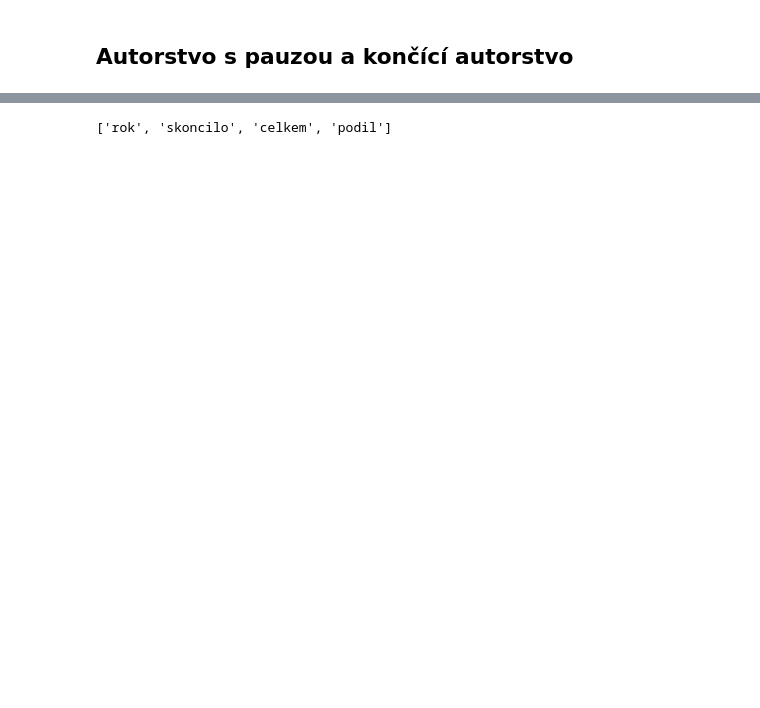
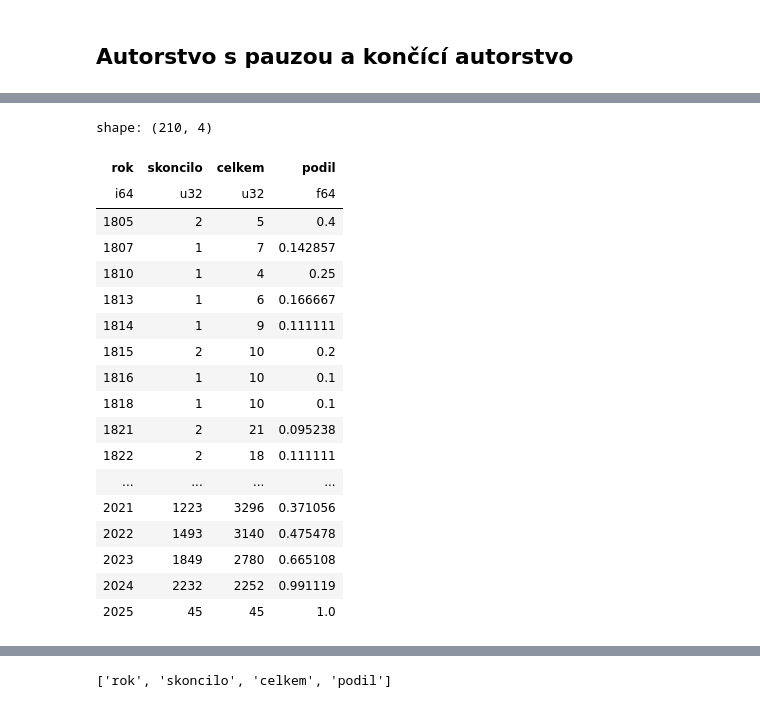
Before and after one commit to DataRozhlas/knizni-peoplemetr, a Jupyter notebook: 905b_odmlky_grafy.ipynb, the cells around one changed output, grey strips where cells are left out. Drawn from its saved outputs; the diff is of its cells as text; code cells hidden in the pictures; blank space fills up the shorter version.

```diff
--- a/905b_odmlky_grafy.ipynb
+++ b/905b_odmlky_grafy.ipynb
@@ -193,6 +289,28 @@ graf_konce_komb
 alt.vconcat(graf_konce_komb, graf_pauzy_graf_komb).configure_view(stroke='transparent').resolve_scale(y='shared').configure_axisX(grid=False, domain=False)
 # %% [output]
 [interactive output not drawn]
+# %%
+df_koncici
+# %% [output]
+shape: (210, 4)
+| rok | skoncilo | celkem | podil |
+| i64 | u32 | u32 | f64 |
+| 1805 | 2 | 5 | 0.4 |
+| 1807 | 1 | 7 | 0.142857 |
+| 1810 | 1 | 4 | 0.25 |
+| 1813 | 1 | 6 | 0.166667 |
+| 1814 | 1 | 9 | 0.111111 |
+| 1815 | 2 | 10 | 0.2 |
+| 1816 | 1 | 10 | 0.1 |
+| 1818 | 1 | 10 | 0.1 |
+| 1821 | 2 | 21 | 0.095238 |
+| 1822 | 2 | 18 | 0.111111 |
+| ... | ... | ... | ... |
+| 2021 | 1223 | 3296 | 0.371056 |
+| 2022 | 1493 | 3140 | 0.475478 |
+| 2023 | 1849 | 2780 | 0.665108 |
+| 2024 | 2232 | 2252 | 0.991119 |
+| 2025 | 45 | 45 | 1.0 |
 # %%
 alt.Chart(alt_friendly(df_koncici.filter(pl.col("rok").is_between(1900,2000))), width=300).mark_line().encode(alt.X("rok:T"), alt.Y("podil_ill:Q"))
 # %% [output]
```
Also changed, not shown: parts of 12 cells of this notebook, 27 other files.
